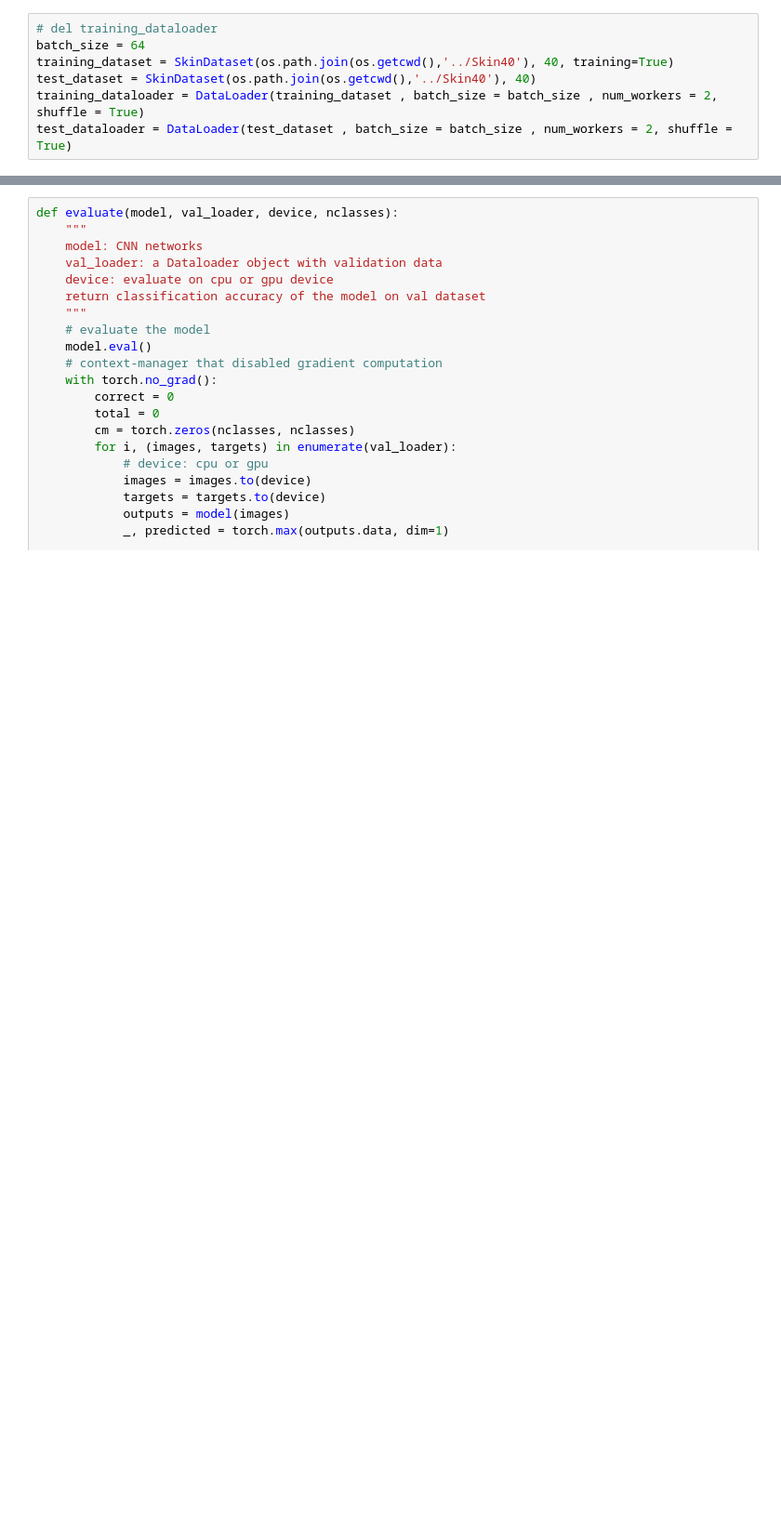
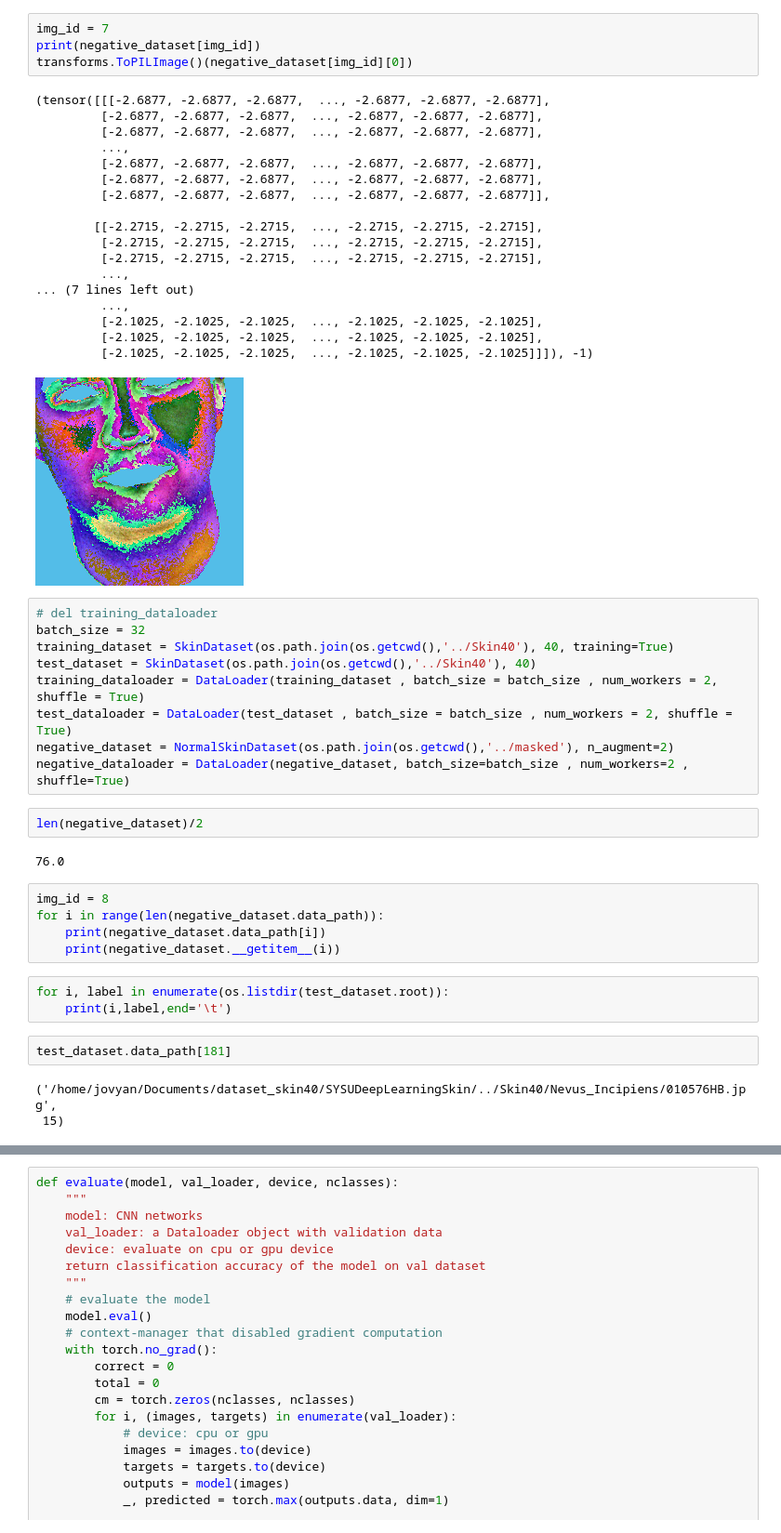
Before and after one commit to jijorbq/SYSUDeepLearningSkin, a Jupyter notebook: baseEff.ipynb, the cells around one changed output, grey strips where cells are left out. Shown: that part at 93% size. Saved outputs shown, nothing was run; the diff lists cells and outputs as text; blank space fills up the shorter version.

```diff
--- a/baseEff.ipynb
+++ b/baseEff.ipynb
@@ -50,7 +117,49 @@ class SkinDataset(Dataset):
+# %%
+img_id = 7
+print(negative_dataset[img_id])
+transforms.ToPILImage()(negative_dataset[img_id][0])
+# %% [output]
+(tensor([[[-2.6877, -2.6877, -2.6877,  ..., -2.6877, -2.6877, -2.6877],
+         [-2.6877, -2.6877, -2.6877,  ..., -2.6877, -2.6877, -2.6877],
+         [-2.6877, -2.6877, -2.6877,  ..., -2.6877, -2.6877, -2.6877],
+         ...,
+         [-2.6877, -2.6877, -2.6877,  ..., -2.6877, -2.6877, -2.6877],
+         [-2.6877, -2.6877, -2.6877,  ..., -2.6877, -2.6877, -2.6877],
+         [-2.6877, -2.6877, -2.6877,  ..., -2.6877, -2.6877, -2.6877]],
+
+        [[-2.2715, -2.2715, -2.2715,  ..., -2.2715, -2.2715, -2.2715],
+         [-2.2715, -2.2715, -2.2715,  ..., -2.2715, -2.2715, -2.2715],
+         [-2.2715, -2.2715, -2.2715,  ..., -2.2715, -2.2715, -2.2715],
+         ...,
+... (7 lines left out)
+         ...,
+         [-2.1025, -2.1025, -2.1025,  ..., -2.1025, -2.1025, -2.1025],
+         [-2.1025, -2.1025, -2.1025,  ..., -2.1025, -2.1025, -2.1025],
+         [-2.1025, -2.1025, -2.1025,  ..., -2.1025, -2.1025, -2.1025]]]), -1)
+[figure, added]
 # %%
 # del training_dataloader
-batch_size = 64
+batch_size = 32
 training_dataset = SkinDataset(os.path.join(os.getcwd(),'../Skin40'), 40, training=True)
 test_dataset = SkinDataset(os.path.join(os.getcwd(),'../Skin40'), 40)
 training_dataloader = DataLoader(training_dataset , batch_size = batch_size , num_workers = 2, shuffle = True)
 test_dataloader = DataLoader(test_dataset , batch_size = batch_size , num_workers = 2, shuffle = True)
+negative_dataset = NormalSkinDataset(os.path.join(os.getcwd(),'../masked'), n_augment=2)
+negative_dataloader = DataLoader(negative_dataset, batch_size=batch_size , num_workers=2 , shuffle=True)
+# %%
+len(negative_dataset)/2
+# %% [output]
+76.0
+# %%
+img_id = 8
+for i in range(len(negative_dataset.data_path)):
+    print(negative_dataset.data_path[i])
+    print(negative_dataset.__getitem__(i))
+# %%
+for i, label in enumerate(os.listdir(test_dataset.root)):
+    print(i,label,end='\t')
+# %%
+test_dataset.data_path[181]
+# %% [output]
+('/home/jovyan/Documents/dataset_skin40/SYSUDeepLearningSkin/../Skin40/Nevus_Incipiens/010576HB.jpg',
+ 15)
```
Also changed, not shown: parts of 16 cells of this notebook, 2 other files.
